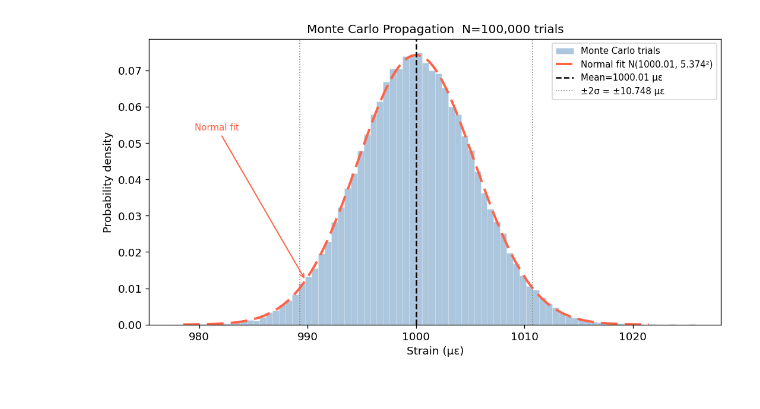
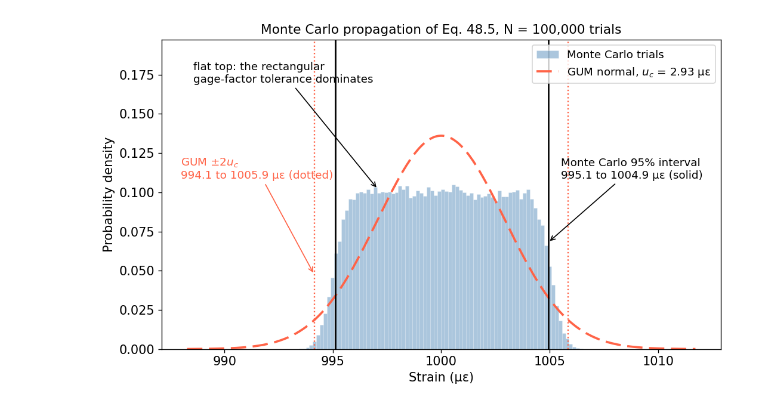
Before and after one commit to mike-bower/modern-strain-gage-technology-notebooks, a Jupyter notebook: notebooks/ch48_uncertainty_propagation.ipynb, the cells around one changed output. Saved outputs shown, nothing was run; the diff lists cells and outputs as text; code cells hidden in the pictures.

```diff
--- a/notebooks/ch48_uncertainty_propagation.ipynb
+++ b/notebooks/ch48_uncertainty_propagation.ipynb
@@ -42,71 +47,76 @@ The figure shows the output distribution with its mean, the ±2σ bounds (the ex
 # %%
 # Monte Carlo uncertainty propagation for a quarter-bridge strain measurement.
 # Model (Chapter 48, Eq. 48.3):  epsilon = 4 * Vout / (Vex * GF) * 1e6   [microstrain]
+# Inputs: the worked example of Eq. 48.5.
 
-# --- Nominal values and standard (k = 1) uncertainties ---
 N_TRIALS      = 100_000   # number of Monte Carlo trials
 STRAIN_NOM_UE = 1000.0    # nominal indicated strain, microstrain
 RANDOM_SEED   = 0         # fix the RNG so the saved figure is reproducible
 
-GF_NOM     = 2.07         # gage factor, nominal
-GF_REL_STD = 0.005        # gage-factor standard uncertainty, fractional (0.5%)
-VEX_NOM_V  = 5.00         # bridge excitation voltage, V
-VEX_STD_V  = 0.010        # excitation standard uncertainty, V (10 mV)
-VOUT_STD_V = 1e-7         # bridge-output (ADC) noise standard uncertainty, V
+GF_NOM       = 2.07       # gage factor, nominal
+GF_TOL_FRAC  = 0.005      # package tolerance +/-0.5%, no coverage factor -> rectangular
+VEX_NOM_V    = 5.00       # bridge excitation voltage, V
+VEX_REL_STD  = 0.0001     # excitation standard uncertainty, fractional (0.01%, k = 1)
+VOUT_REL_STD = 0.0005     # bridge-output standard uncertainty, fractional (0.05%, k = 1)
 
 # Bridge output that produces STRAIN_NOM_UE at the nominal gage factor and excitation.
 VOUT_NOM_V = VEX_NOM_V * GF_NOM * (STRAIN_NOM_UE * 1e-6) / 4.0
 
 
 def quarter_bridge_strain(vout, vex, gf):
-    """Indicated strain in microstrain from a quarter bridge (Eq. 48.3)."""
+    # Indicated strain in microstrain from a quarter bridge (Eq. 48.3).
     return 4.0 * vout / (vex * gf) * 1e6
 
 
-# Draw each input from its distribution (draw order fixed for reproducibility),
-# then evaluate the model once per trial.
-np.random.seed(RANDOM_SEED)
-GF_mc   = np.random.normal(GF_NOM,     GF_NOM * GF_REL_STD, N_TRIALS)
-Vex_mc  = np.random.normal(VEX_NOM_V,  VEX_STD_V,           N_TRIALS)
-Vout_mc = np.random.normal(VOUT_NOM_V, VOUT_STD_V,          N_TRIALS)
+rng = np.random.default_rng(RANDOM_SEED)
+GF_mc   = rng.uniform(GF_NOM * (1 - GF_TOL_FRAC), GF_NOM * (1 + GF_TOL_FRAC), N_TRIALS)
+Vex_mc  = rng.normal(VEX_NOM_V,  VEX_NOM_V * VEX_REL_STD,   N_TRIALS)
+Vout_mc = rng.normal(VOUT_NOM_V, VOUT_NOM_V * VOUT_REL_STD, N_TRIALS)
 eps_mc  = quarter_bridge_strain(Vout_mc, Vex_mc, GF_mc)
 
-mu    = eps_mc.mean()
-sigma = eps_mc.std()
+mu, sigma = eps_mc.mean(), eps_mc.std()
+lo, hi = np.percentile(eps_mc, [2.5, 97.5])
 
-fig, ax = plt.subplots(figsize=(9, 5))
-# The bars are held light and the fitted curve is dashed and labeled in place,
-# so the fit stays visible against the histogram in black-and-white print.
+# GUM analytical result (Eq. 48.4/48.5): fractional uncertainties in quadrature.
+u_rel_GUM = np.sqrt((GF_TOL_FRAC / np.sqrt(3))**2 + VOUT_REL_STD**2 + VEX_REL_STD**2)
+u_GUM = STRAIN_NOM_UE * u_rel_GUM
+
+plt.rcParams.update({'font.size': 12.5, 'axes.titlesize': 13})
+fig, ax = plt.subplots(figsize=(9, 5.4))
 ax.hist(eps_mc, bins=80, color='steelblue', alpha=0.45, edgecolor='white',
         linewidth=0.3, density=True, label='Monte Carlo trials')
-x = np.linspace(mu - 4 * sigma, mu + 4 * sigma, 200)
-ax.plot(x, norm.pdf(x, mu, sigma), color='tomato', lw=2.4, linestyle=(0, (7, 3)),
-        label=f'Normal fit N({mu:.2f}, {sigma:.3f}²)')
-x_lab = mu - 1.9 * sigma
-ax.annotate('Normal fit', xy=(x_lab, norm.pdf(x_lab, mu, sigma)),
-            xytext=(mu - 3.8 * sigma, norm.pdf(mu, mu, sigma) * 0.72),
-            fontsize=9, color='tomato',
-            arrowprops=dict(arrowstyle='->', color='tomato', lw=1.2))
-ax.axvline(mu, color='black', lw=1.5, linestyle='--', label=f'Mean={mu:.2f} με')
-ax.axvline(mu - 2 * sigma, color='gray', lw=1, linestyle=':')
-ax.axvline(mu + 2 * sigma, color='gray', lw=1, linestyle=':', label=f'±2σ = ±{2 * sigma:.3f} με')
+x = np.linspace(STRAIN_NOM_UE - 4 * u_GUM, STRAIN_NOM_UE + 4 * u_GUM, 300)
+ax.plot(x, norm.pdf(x, STRAIN_NOM_UE, u_GUM), color='tomato', lw=2.2,
+        linestyle=(0, (7, 3)), label=f'GUM normal, $u_c$ = {u_GUM:.2f} με')
+# 95% intervals: Monte Carlo percentiles (solid) vs GUM +/-2u_c (dotted)
+for v in (lo, hi):
+    ax.axvline(v, color='black', lw=1.6, linestyle='-')
+for v in (STRAIN_NOM_UE - 2 * u_GUM, STRAIN_NOM_UE + 2 * u_GUM):
+    ax.axvline(v, color='tomato', lw=1.4, linestyle=':')
+ymax = norm.pdf(STRAIN_NOM_UE, STRAIN_NOM_UE, u_GUM)
+ax.annotate(f'Monte Carlo 95% interval\n{lo:.1f} to {hi:.1f} με (solid)',
+            xy=(hi, ymax * 0.5), xytext=(hi + 0.2 * u_GUM, ymax * 0.8), fontsize=11,
+            arrowprops=dict(arrowstyle='->', lw=1.0))
+ax.annotate(f'GUM ±2$u_c$\n{STRAIN_NOM_UE - 2*u_GUM:.1f} to {STRAIN_NOM_UE + 2*u_GUM:.1f} με (dotted)',
+            xy=(STRAIN_NOM_UE - 2 * u_GUM, ymax * 0.35), xytext=(STRAIN_NOM_UE - 4.1 * u_GUM, ymax * 0.80),
+            fontsize=11, color='tomato', arrowprops=dict(arrowstyle='->', color='tomato', lw=1.0))
+ax.annotate('flat top: the rectangular\ngage-factor tolerance dominates',
+            xy=(STRAIN_NOM_UE - 1.0 * u_GUM, ymax * 0.75), xytext=(STRAIN_NOM_UE - 3.9 * u_GUM, ymax * 1.25),
+            fontsize=11, arrowprops=dict(arrowstyle='->', lw=1.0))
+ax.set_ylim(0, ymax * 1.45)
 ax.set_xlabel('Strain (με)')
 ax.set_ylabel('Probability density')
-ax.set_title(f'Monte Carlo Propagation  N={N_TRIALS:,} trials')
-ax.legend(fontsize=9)
+ax.set_title(f'Monte Carlo propagation of Eq. 48.5, N = {N_TRIALS:,} trials')
+ax.legend(fontsize=11, loc='upper right')
 plt.tight_layout()
 plt.savefig(OUT_DIR / 'fig48_nb1_uncertainty_monte_carlo.png', bbox_inches='tight', dpi=300)
 plt.show()
 
-# GUM analytical result: fractional uncertainties combine in quadrature (Eq. 48.4),
-# scaled by the nominal strain to give microstrain.
-u_GUM = STRAIN_NOM_UE * np.sqrt(
-    GF_REL_STD**2
-    + (VEX_STD_V / VEX_NOM_V)**2
-    + (VOUT_STD_V / VOUT_NOM_V)**2
-)
-print(f"Monte Carlo: u_c = {sigma:.4f} με  (N={N_TRIALS:,})")
-print(f"GUM method:  u_c = {u_GUM:.4f} με")
-print(f"Agreement: {abs(sigma - u_GUM) / sigma * 100:.2f}%")
+print(f"Monte Carlo: u_c = {sigma:.3f} με, mean {mu:.2f} με (N={N_TRIALS:,})")
+print(f"GUM method:  u_c = {u_GUM:.3f} με  ({u_rel_GUM*100:.3f} %)")
+print(f"Agreement of u_c: {abs(sigma - u_GUM) / u_GUM * 100:.2f}%")
+print(f"95% interval  MC: {lo:.2f} to {hi:.2f} με (half-width {(hi-lo)/2:.2f})")
+print(f"95% interval GUM: {STRAIN_NOM_UE-2*u_GUM:.2f} to {STRAIN_NOM_UE+2*u_GUM:.2f} με (half-width {2*u_GUM:.2f})")
+print(f"Coverage of GUM +/-2u_c in the MC sample: {np.mean(np.abs(eps_mc-STRAIN_NOM_UE) <= 2*u_GUM)*100:.2f}%")
 # %% [output]
-[figure, old version]
+[figure, new version]
```
Also changed, not shown: parts of 6 cells of this notebook, 45 other files.
